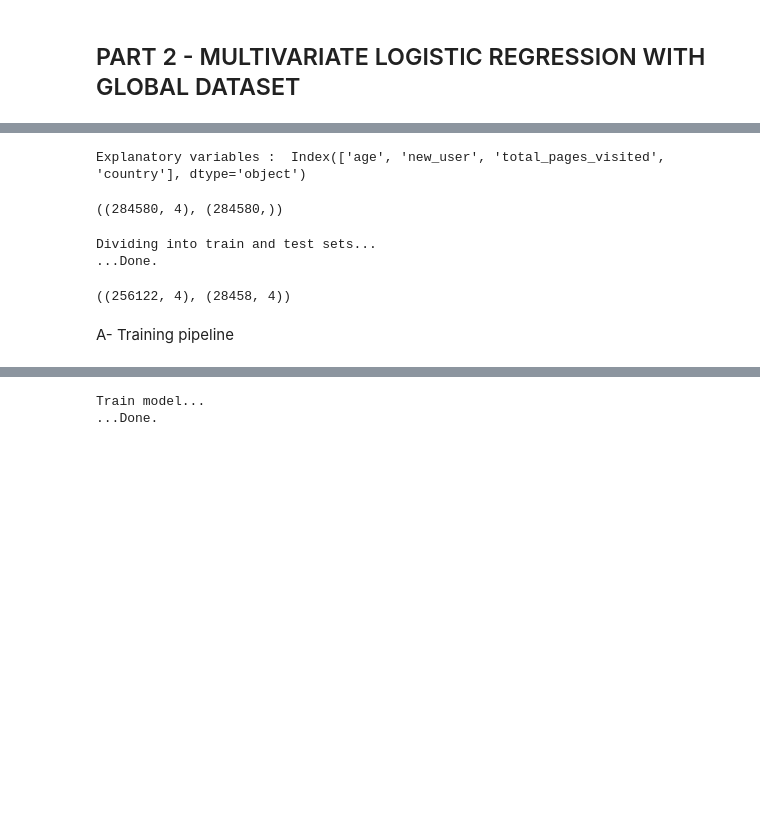
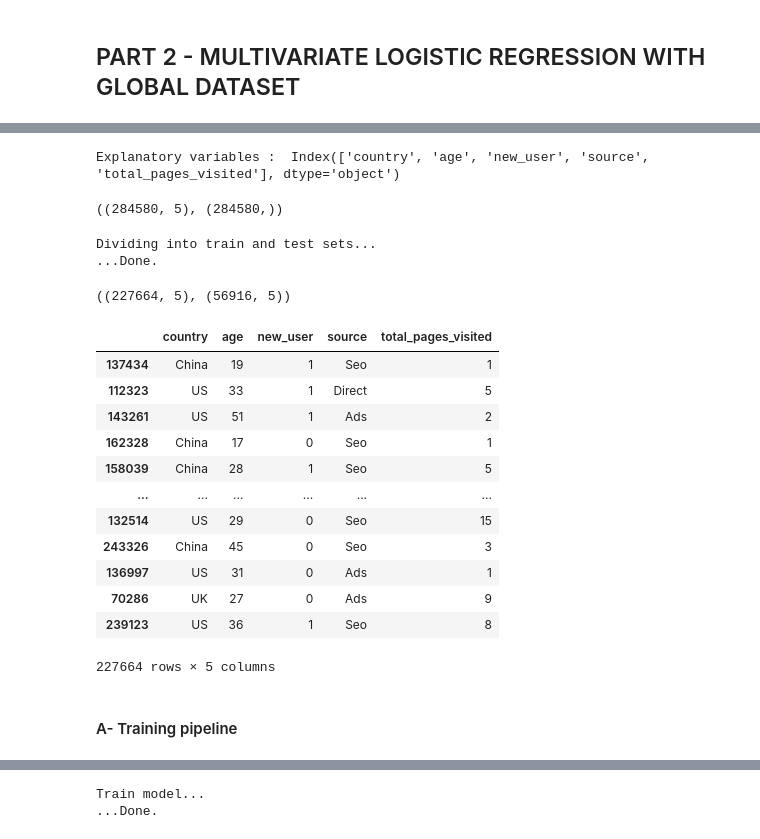
Before and after one commit to sdupland/bloc3_donn-es_structur-es, a Jupyter notebook: projet conversion rate challenge/Conversion_rate_challenge_sndd.ipynb, the cells around one changed output, grey strips where cells are left out. Drawn from its saved outputs; the diff is of its cells as text; code cells hidden in the pictures; blank space fills up the shorter version.

```diff
--- a/projet conversion rate challenge/Conversion_rate_challenge_sndd.ipynb
+++ b/projet conversion rate challenge/Conversion_rate_challenge_sndd.ipynb
@@ -137,15 +146,16 @@ So, the accuracy score won't be a good way to assess the performance of our mode
 # %%
 # data selection
-target_variable = 'converted'
-X = data.loc[:,['age', 'new_user', 'total_pages_visited', 'country']]
+target_variable = "converted"
+X = data.iloc[:,:-1]
 Y = data.loc[:, target_variable]
 
 print('Explanatory variables : ', X.columns)
 print()
 # %% [output]
-Explanatory variables :  Index(['age', 'new_user', 'total_pages_visited', 'country'], dtype='object')
+Explanatory variables :  Index(['country', 'age', 'new_user', 'source', 'total_pages_visited'], dtype='object')
-# %%
-X.shape, Y.shape
-# %% [output]
-((284580, 4), (284580,))
+# %%
+# size of features set and tagret set
+X.shape, Y.shape
+# %% [output]
+((284580, 5), (284580,))
 # %%
@@ -157,10 +167,27 @@ print()
 # %% [output]
 Dividing into train and test sets...
 ...Done.
-# %%
-X_train.shape, X_test.shape
-# %% [output]
-((256122, 4), (28458, 4))
+# %%
+# size of features dataset for train and test set
+X_train.shape, X_test.shape
+# %% [output]
+((227664, 5), (56916, 5))
+# %%
+X_train
+# %% [output]
+|  | country | age | new_user | source | total_pages_visited |
+| 137434 | China | 19 | 1 | Seo | 1 |
+| 112323 | US | 33 | 1 | Direct | 5 |
+| 143261 | US | 51 | 1 | Ads | 2 |
+| 162328 | China | 17 | 0 | Seo | 1 |
+| 158039 | China | 28 | 1 | Seo | 5 |
+| ... | ... | ... | ... | ... | ... |
+| 132514 | US | 29 | 0 | Seo | 15 |
+| 243326 | China | 45 | 0 | Seo | 3 |
+| 136997 | US | 31 | 0 | Ads | 1 |
+| 70286 | UK | 27 | 0 | Ads | 9 |
+| 239123 | US | 36 | 1 | Seo | 8 |
+227664 rows × 5 columns
 # %% [markdown]
-A- Training pipeline
+#### A- Training pipeline
 # %%
```
Also changed, not shown: parts of 63 cells of this notebook, 1 other file.
